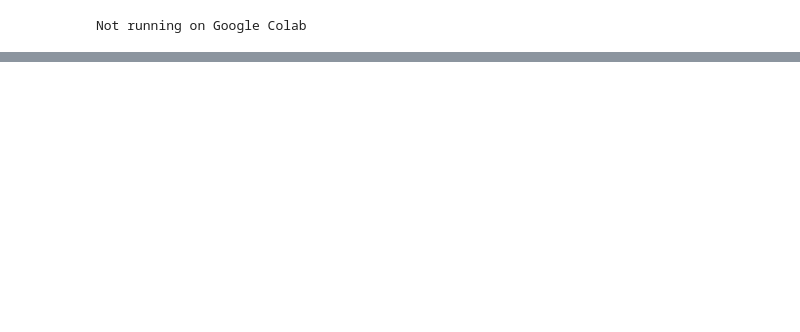
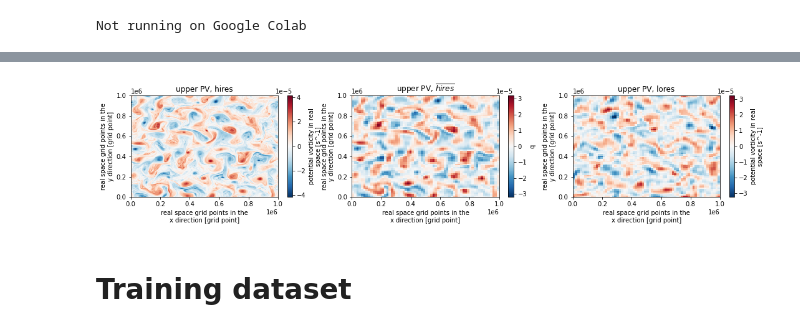
Before and after one commit to m2lines/pyqg_generative, a Jupyter notebook: Google-Colab/dataset.ipynb, the cells around one changed output, grey strips where cells are left out. Drawn from its saved outputs; the diff is of its cells as text; code cells hidden in the pictures; blank space fills up the shorter version.

Commit message:
dataset Colab

```diff
--- a/Google-Colab/dataset.ipynb
+++ b/Google-Colab/dataset.ipynb
@@ -67,0 +67,5 @@ https://g-402b19.00888.8540.data.globus.org/eddy/48/gauss.zarr/lev/0
+# %%
+def open_zarr(folder='eddy/hires'):
+    base_url = 'https://g-402b19.00888.8540.data.globus.org'
+    mapper = fsspec.get_mapper(f'{base_url}/{folder}.zarr')
+    return xr.open_zarr(mapper, consolidated=True)
@@ -67,0 +74,4 @@ https://g-402b19.00888.8540.data.globus.org/eddy/48/gauss.zarr/lev/0
+# %%
+hires = open_zarr('eddy/hires')
+lores = open_zarr('eddy/64/lores')
+hires_sharp = open_zarr('eddy/64/hires-sharp')
@@ -67,0 +110,13 @@ https://g-402b19.00888.8540.data.globus.org/eddy/48/gauss.zarr/lev/0
+# %%
+idx = dict(run=0,time=-1,lev=0)
+# %%
+plt.figure(figsize=(18,3))
+title = ['upper PV, hires', 'upper PV, $\overline{hires}$', 'upper PV, lores']
+for j, ds in enumerate([hires, hires_sharp, lores]):
+    plt.subplot(1,3,j+1)
+    ds.q.isel(idx).plot()
+    plt.title(title[j])
+# %% [output]
+[figure, added]
+# %% [markdown]
+# Training dataset
```
Also changed, not shown: parts of 10 cells of this notebook.
